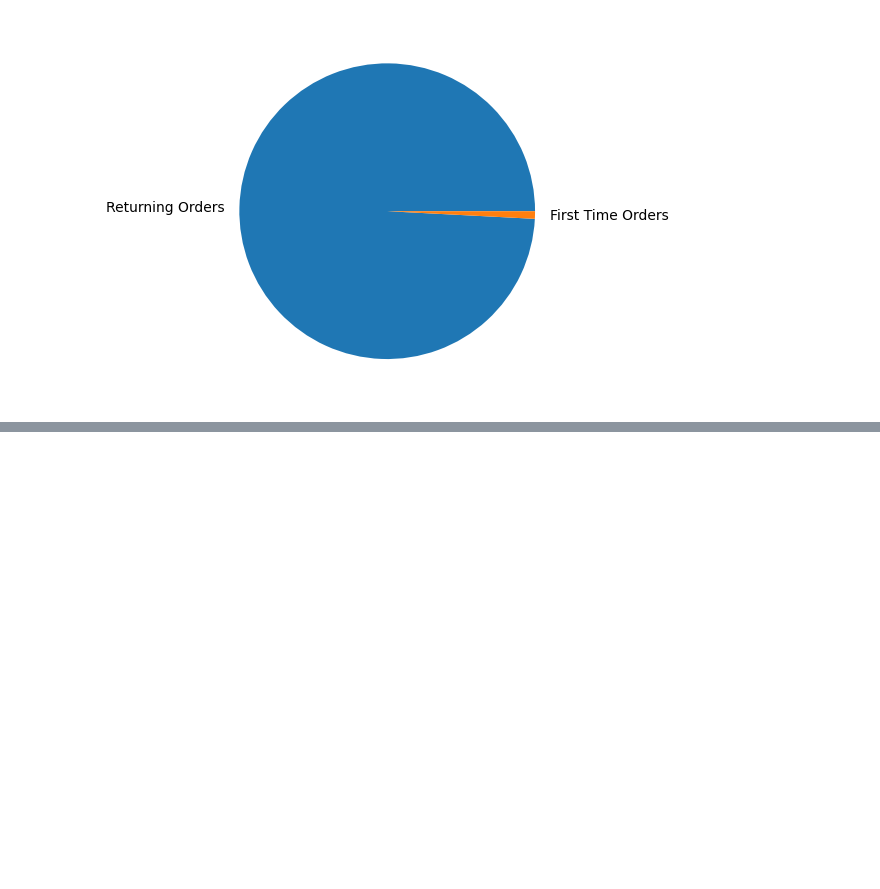
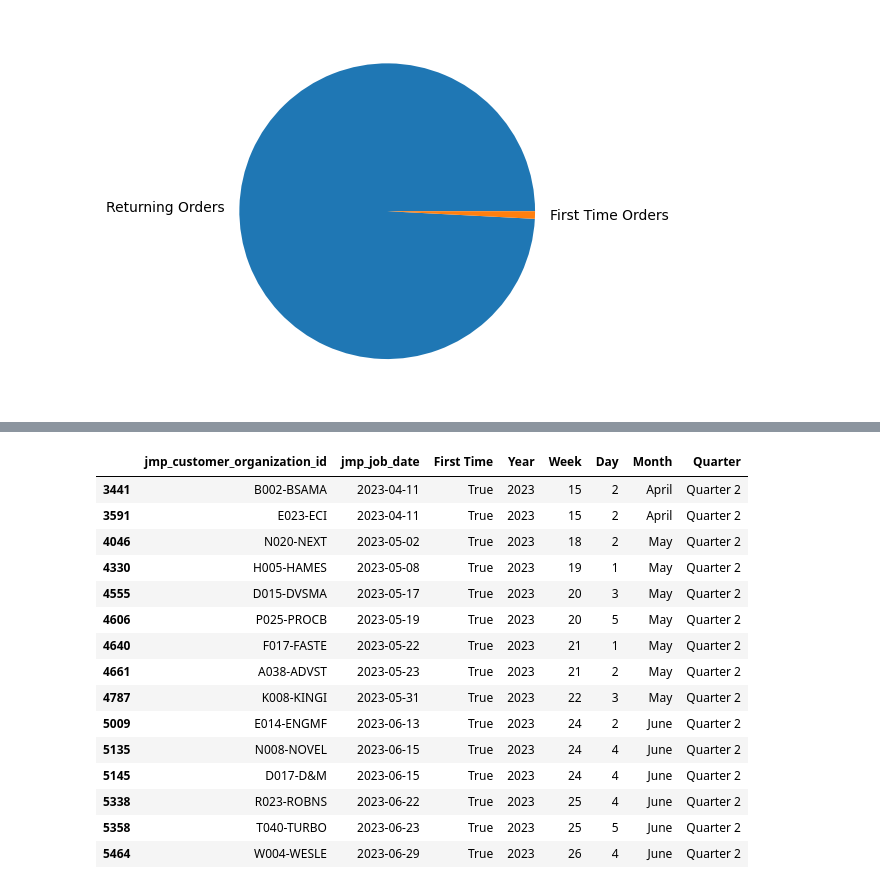
Before and after one commit to NSS-Full-Time-Data-Analytics-14/metal-fabrication-nutter_butter, a Jupyter notebook: metal.ipynb, the cells around one changed output, grey strips where cells are left out. Saved outputs shown, nothing was run; the diff lists cells and outputs as text; code cells hidden in the pictures; blank space fills up the shorter version.

```diff
--- a/metal.ipynb
+++ b/metal.ipynb
@@ -299,0 +656,3 @@ plt.pie(customers['First Time'].value_counts(),labels = ['Returning Orders','Fir
+# %%
+trimfirst[['Year','Week','Day']] = trimfirst['jmp_job_date'].dt.isocalendar()
+trimfirst
@@ -299,0 +733,19 @@ plt.pie(customers['First Time'].value_counts(),labels = ['Returning Orders','Fir
+# %%
+firsttimelookup(True,2023,'Quarter 2')
+# %% [output]
+|  | jmp_customer_organization_id | jmp_job_date | First Time | Year | Week | Day | Month | Quarter |
+| 3441 | B002-BSAMA | 2023-04-11 | True | 2023 | 15 | 2 | April | Quarter 2 |
+| 3591 | E023-ECI | 2023-04-11 | True | 2023 | 15 | 2 | April | Quarter 2 |
+| 4046 | N020-NEXT | 2023-05-02 | True | 2023 | 18 | 2 | May | Quarter 2 |
+| 4330 | H005-HAMES | 2023-05-08 | True | 2023 | 19 | 1 | May | Quarter 2 |
+| 4555 | D015-DVSMA | 2023-05-17 | True | 2023 | 20 | 3 | May | Quarter 2 |
+| 4606 | P025-PROCB | 2023-05-19 | True | 2023 | 20 | 5 | May | Quarter 2 |
+| 4640 | F017-FASTE | 2023-05-22 | True | 2023 | 21 | 1 | May | Quarter 2 |
+| 4661 | A038-ADVST | 2023-05-23 | True | 2023 | 21 | 2 | May | Quarter 2 |
+| 4787 | K008-KINGI | 2023-05-31 | True | 2023 | 22 | 3 | May | Quarter 2 |
+| 5009 | E014-ENGMF | 2023-06-13 | True | 2023 | 24 | 2 | June | Quarter 2 |
+| 5135 | N008-NOVEL | 2023-06-15 | True | 2023 | 24 | 4 | June | Quarter 2 |
+| 5145 | D017-D&M | 2023-06-15 | True | 2023 | 24 | 4 | June | Quarter 2 |
+| 5338 | R023-ROBNS | 2023-06-22 | True | 2023 | 25 | 4 | June | Quarter 2 |
+| 5358 | T040-TURBO | 2023-06-23 | True | 2023 | 25 | 5 | June | Quarter 2 |
+| 5464 | W004-WESLE | 2023-06-29 | True | 2023 | 26 | 4 | June | Quarter 2 |
```
Also changed, not shown: parts of 50 cells of this notebook.
